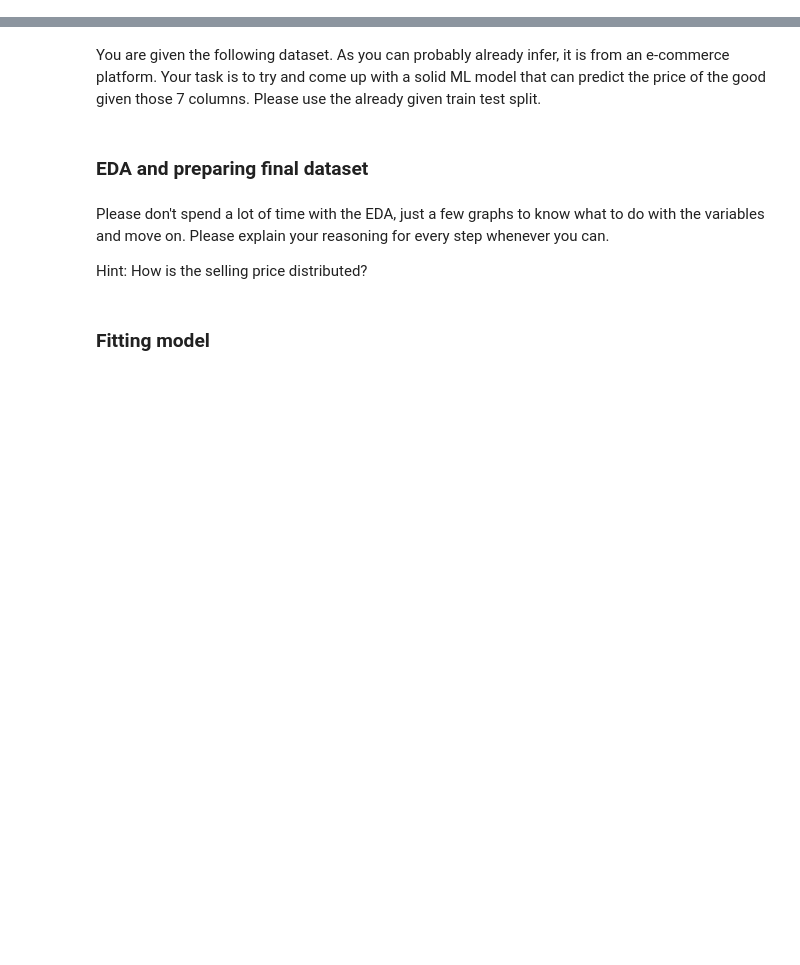
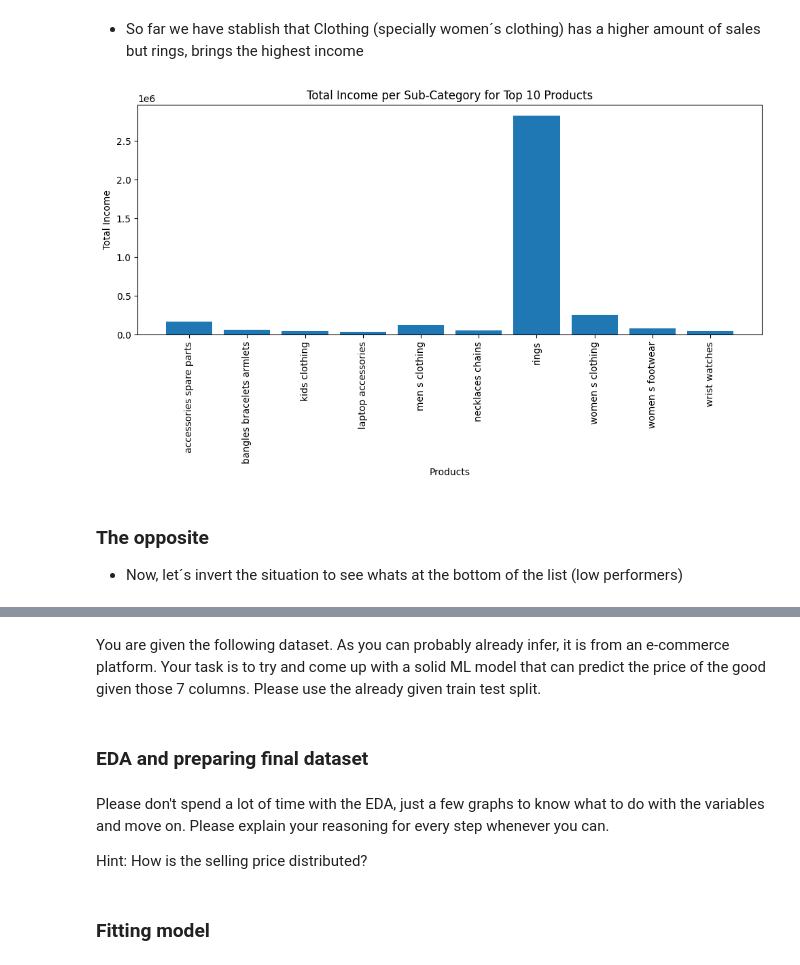
Before and after one commit to AETNA-68/Price_Forecast_Exponential-Smoothing, a Jupyter notebook: Forecasting.ipynb, the cells around one changed output, grey strips where cells are left out. Drawn from its saved outputs; the diff is of its cells as text; code cells hidden in the pictures; blank space fills up the shorter version.

```diff
--- a/Forecasting.ipynb
+++ b/Forecasting.ipynb
@@ -28,0 +167,2 @@ Name: count, Length: 67, dtype: int64
+# %%
+filtered_train = train[train["Subcategory_1"].isin(top_10)]#we are filtering the dataset to only get a dataset with the top 10 products
@@ -28,0 +183,2 @@ Name: count, Length: 67, dtype: int64
+# %%
+subcategory_income = filtered_train.groupby("Subcategory_1")["Selling_Price"].sum().reset_index()
@@ -28,0 +199,21 @@ Name: count, Length: 67, dtype: int64
+# %% [markdown]
+- So far we have stablish that Clothing (specially women´s clothing) has a higher amount of sales but rings, brings the highest income
+# %%
+import matplotlib.pyplot as plt
+
+plt.figure(figsize=(10, 6))
+plt.bar(subcategory_income["Subcategory_1"], subcategory_income["Selling_Price"])
+
+plt.xlabel('Products')
+plt.ylabel('Total Income')
+plt.title('Total Income per Sub-Category for Top 10 Products')
+
+plt.xticks(rotation=90)
+
+plt.tight_layout()
+plt.show()
+# %% [output]
+[figure, added]
+# %% [markdown]
+### The opposite
+- Now, let´s invert the situation to see whats at the bottom of the list (low performers)
```
Also changed, not shown: parts of 62 cells of this notebook, 1 other file.
